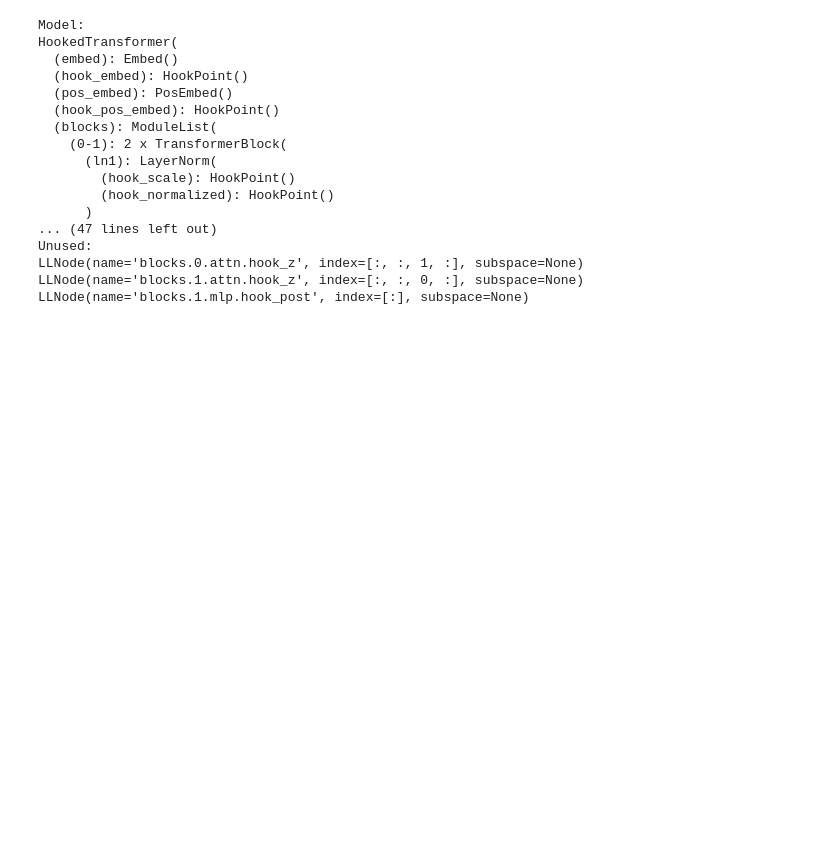
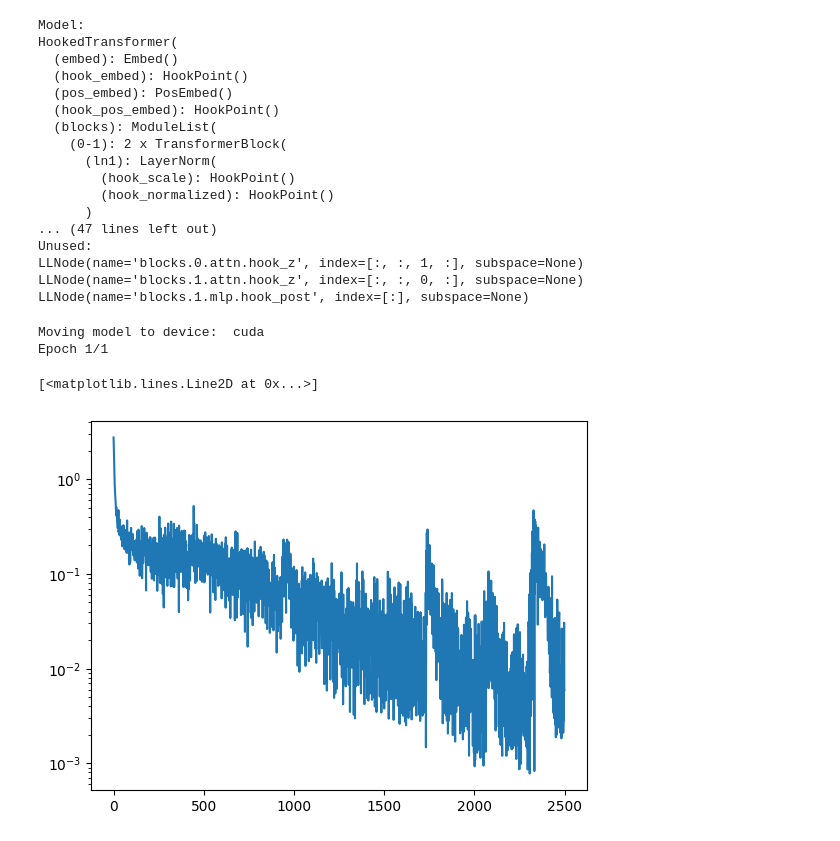
Before and after one commit to evanhanders/circuits-benchmark-saes, a Jupyter notebook: quick-experiments/parens_bench_siit_and_sae.ipynb, the cells around one changed output. Drawn from its saved outputs; the diff is of its cells as text; code cells hidden in the pictures; blank space fills up the shorter version.

Commit message:
parcels out code for paren benchmark, siit loop, sae training

```diff
--- a/quick-experiments/parens_bench_siit_and_sae.ipynb
+++ b/quick-experiments/parens_bench_siit_and_sae.ipynb
@@ -59,3 +50,38 @@ Unused:
 LLNode(name='blocks.0.attn.hook_z', index=[:, :, 1, :], subspace=None)
 LLNode(name='blocks.1.attn.hook_z', index=[:, :, 0, :], subspace=None)
 LLNode(name='blocks.1.mlp.hook_post', index=[:], subspace=None)
+# %%
+import torch as t
+from siit_utils import ModelTrainerSIIT
+from paren_checker import paren_checker_loss_fn as loss_fn
+
+
+
+ll_model, corr, unused_nodes = get_LL_parens_model_and_correspondence()
+dataset = ParensBalanceDataset(N_samples=800_000, n_ctx=20).get_dataset()
+
+trainer = ModelTrainerSIIT(
+    ll_model=ll_model,
+    hl_model=balance_checker,
+    dataset=dataset,
+    corr=corr,
+    unused_nodes=unused_nodes,
+    loss_fn=loss_fn,
+    baseline_weight = 1,
+    iit_weight = 1,
+    siit_weight = 1,
+    batch_size = 256,
+    device = 'cuda'
+)
+
+results = trainer.train(epochs=1)
+# %% [output]
+Moving model to device:  cuda
+Epoch 1/1
+# %%
+%matplotlib inline
+import matplotlib.pyplot as plt
+plt.semilogy(results['train_loss'])
+# %% [output]
+[<matplotlib.lines.Line2D at 0x...>]
+[figure, added]
```
Also changed, not shown: parts of 6 cells of this notebook, 3 other files.
